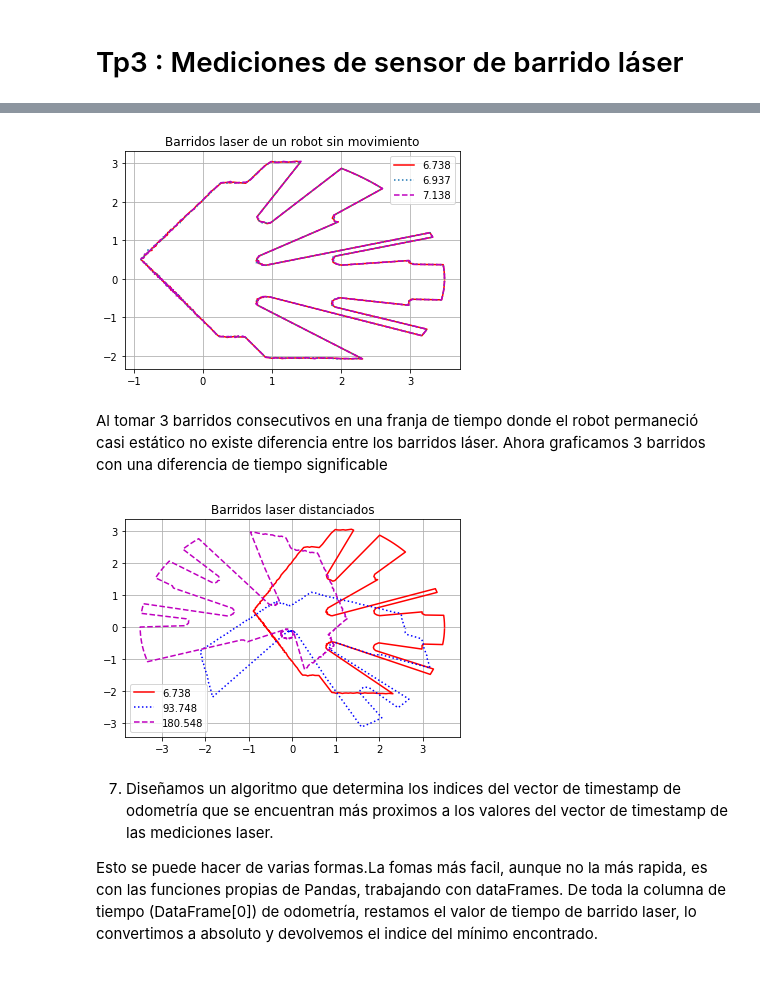
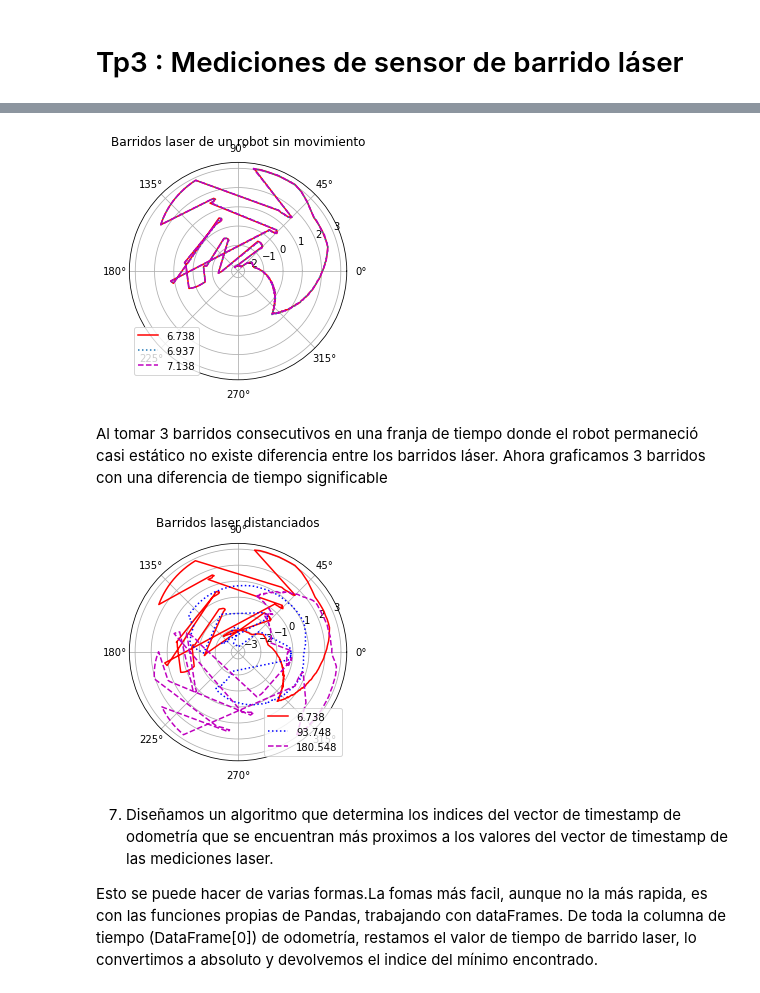
Before and after one commit to matias-dogliani/robotic_repo, a Jupyter notebook: Tp3/tp3.ipynb, the cells around one changed output, grey strips where cells are left out. Saved outputs shown, nothing was run; the diff lists cells and outputs as text; code cells hidden in the pictures.

Commit message:
Cambio a ejes polares, correccion

```diff
--- a/Tp3/tp3.ipynb
+++ b/Tp3/tp3.ipynb
@@ -59,25 +59,28 @@ puntos.append(Scandata.loc[2,1:])
 # %%
 linea = ['r-', ':','m--']
 
 
-plt.figure(1)
+fig = plt.figure()
+axes = fig.add_subplot(projection='polar')
 plt.title("Barridos laser de un robot sin movimiento")
 plt.grid('true')
+
 for j in range(len(puntos)):
     ax  = []
     ay = []
     for i,rho in enumerate(puntos[j]):
         res = 2*np.pi / 360
         x = rho * np.cos(res*i)
         y = rho* np.sin(res*i)
         ax.append(x)
         ay.append(y)
 
-    plt.plot(ax,ay,linea[j], label = Scandata.loc[j,0])
+    axes.plot(ax,ay,linea[j], label = Scandata.loc[j,0])
+
 plt.legend()
 plt.savefig("./imgs/barridos_consecutivos_robot_estatico.png")
 # %% [output]
-[figure, old version]
+[figure, new version]
 # %% [markdown]
 Al tomar 3 barridos consecutivos en una franja de tiempo donde el robot permaneció casi estático no existe diferencia entre los barridos láser. Ahora graficamos 3 barridos con una diferencia de tiempo significable
 # %%
@@ -90,7 +93,8 @@ linea = ['r-', 'b:','m--']
 time = [Scandata.loc[0,0], Scandata.loc[len(Scandata)//2,0],
         Scandata.loc[len(Scandata)-1,0]]
 
-plt.figure(1)
+fig = plt.figure()
+axes = fig.add_subplot(projection='polar')
 plt.title("Barridos laser distanciados")
 plt.grid('true')
 for j in range(len(puntos)):
@@ -102,12 +106,12 @@ for j in range(len(puntos)):
         y = rho* np.sin(res*i)
         ax.append(x)
         ay.append(y)
+    axes.plot(ax,ay,linea[j], label = time[j])
 
-    plt.plot(ax,ay,linea[j], label = time[j])
 plt.legend()
 plt.savefig("./imgs/3barridos_laser.png")
 # %% [output]
-[figure, old version]
+[figure, new version]
 # %% [markdown]
 7) Diseñamos un algoritmo que determina los indices del vector de timestamp de odometría que se encuentran más proximos a los valores del vector de timestamp de las mediciones laser.
 
```
Also changed, not shown: 2 other files.
